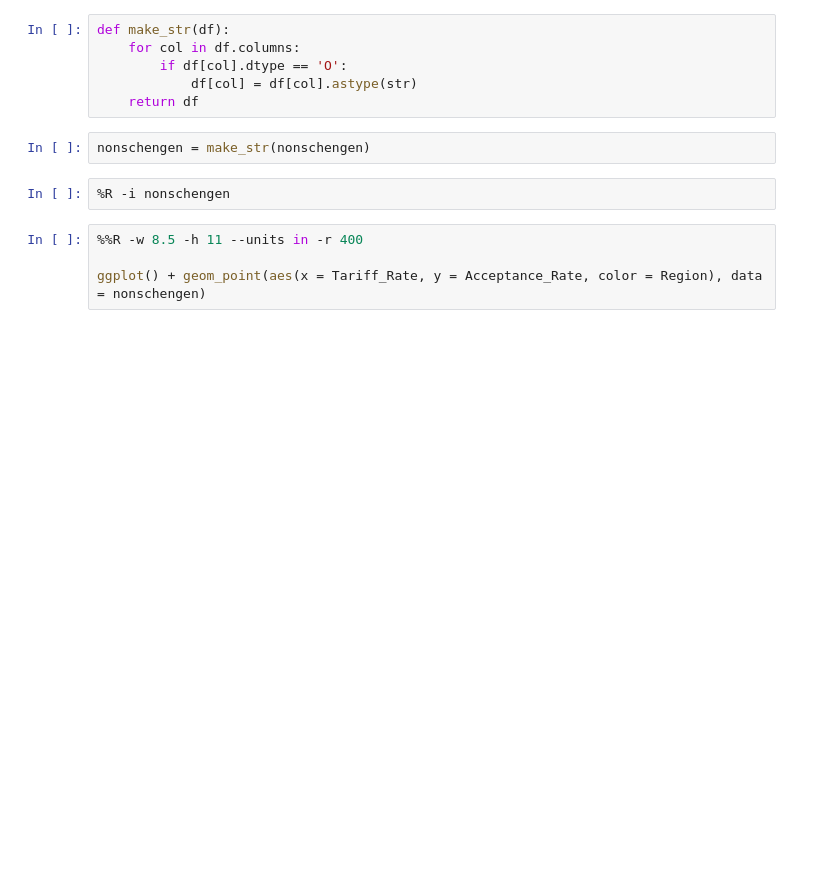
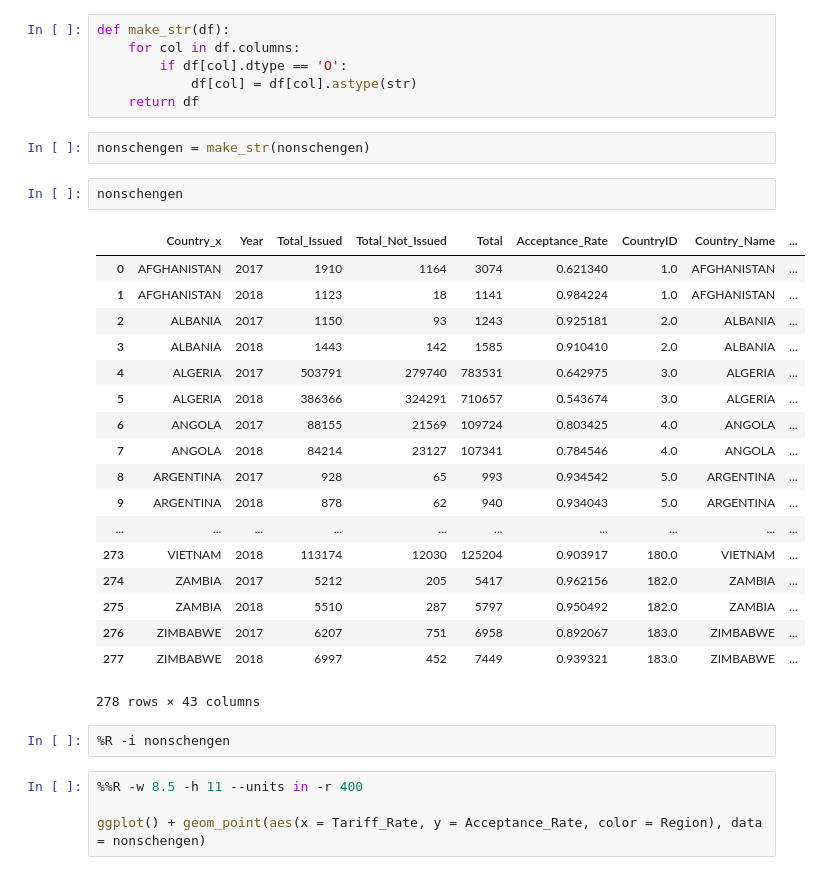
Before and after one commit to hannahlyon/schengen-visa-issuance-statistics, a Jupyter notebook: Visualizations.ipynb, the cells around one changed output. Saved outputs shown, nothing was run; the diff lists cells and outputs as text; blank space fills up the shorter version.

```diff
--- a/Visualizations.ipynb
+++ b/Visualizations.ipynb
@@ -132,6 +175,27 @@ def make_str(df):
     return df
 # %%
 nonschengen = make_str(nonschengen)
+# %%
+nonschengen
+# %% [output]
+|  | Country_x | Year | Total_Issued | Total_Not_Issued | Total | Acceptance_Rate | CountryID | Country_Name | ... |
+| 0 | AFGHANISTAN | 2017 | 1910 | 1164 | 3074 | 0.621340 | 1.0 | AFGHANISTAN | ... |
+| 1 | AFGHANISTAN | 2018 | 1123 | 18 | 1141 | 0.984224 | 1.0 | AFGHANISTAN | ... |
+| 2 | ALBANIA | 2017 | 1150 | 93 | 1243 | 0.925181 | 2.0 | ALBANIA | ... |
+| 3 | ALBANIA | 2018 | 1443 | 142 | 1585 | 0.910410 | 2.0 | ALBANIA | ... |
+| 4 | ALGERIA | 2017 | 503791 | 279740 | 783531 | 0.642975 | 3.0 | ALGERIA | ... |
+| 5 | ALGERIA | 2018 | 386366 | 324291 | 710657 | 0.543674 | 3.0 | ALGERIA | ... |
+| 6 | ANGOLA | 2017 | 88155 | 21569 | 109724 | 0.803425 | 4.0 | ANGOLA | ... |
+| 7 | ANGOLA | 2018 | 84214 | 23127 | 107341 | 0.784546 | 4.0 | ANGOLA | ... |
+| 8 | ARGENTINA | 2017 | 928 | 65 | 993 | 0.934542 | 5.0 | ARGENTINA | ... |
+| 9 | ARGENTINA | 2018 | 878 | 62 | 940 | 0.934043 | 5.0 | ARGENTINA | ... |
+| ... | ... | ... | ... | ... | ... | ... | ... | ... | ... |
+| 273 | VIETNAM | 2018 | 113174 | 12030 | 125204 | 0.903917 | 180.0 | VIETNAM | ... |
+| 274 | ZAMBIA | 2017 | 5212 | 205 | 5417 | 0.962156 | 182.0 | ZAMBIA | ... |
+| 275 | ZAMBIA | 2018 | 5510 | 287 | 5797 | 0.950492 | 182.0 | ZAMBIA | ... |
+| 276 | ZIMBABWE | 2017 | 6207 | 751 | 6958 | 0.892067 | 183.0 | ZIMBABWE | ... |
+| 277 | ZIMBABWE | 2018 | 6997 | 452 | 7449 | 0.939321 | 183.0 | ZIMBABWE | ... |
+278 rows × 43 columns
 # %%
 %R -i nonschengen
 # %%
```
Also changed, not shown: parts of 12 cells of this notebook, 3 other files.
